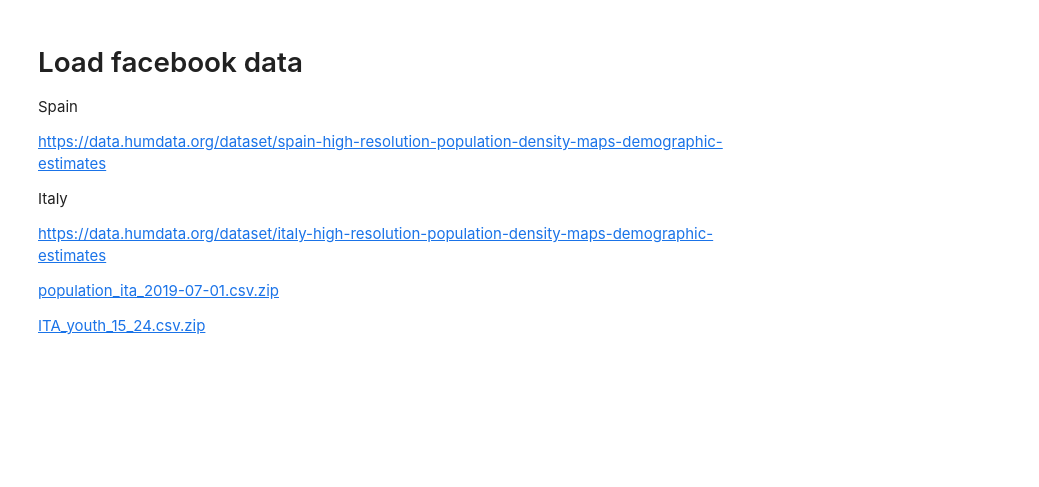
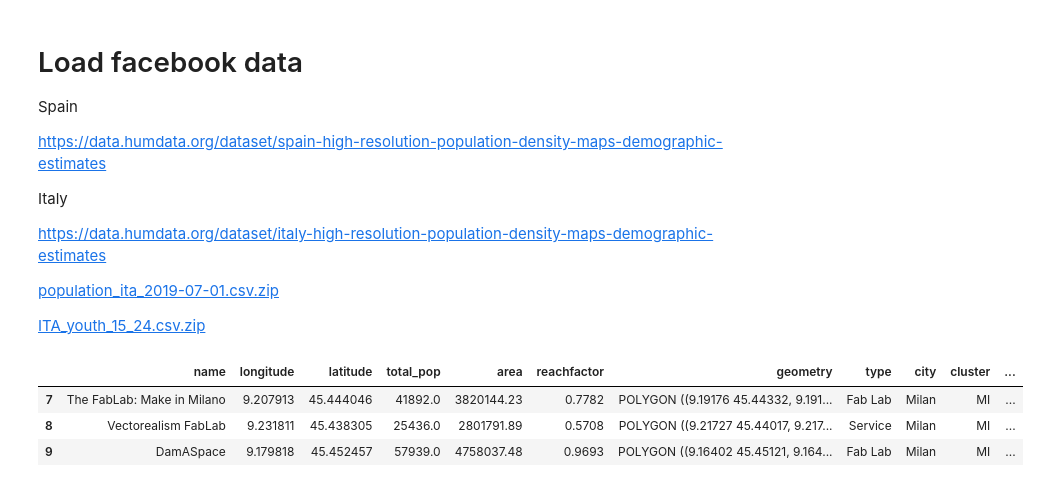
Before and after one commit to openp2pdesign/labs_access_analysis, a Jupyter notebook: 04_Enrichdata_facebook.ipynb, the cells around one changed output. Saved outputs shown, nothing was run; the diff lists cells and outputs as text; code cells hidden in the pictures; blank space fills up the shorter version.

```diff
--- a/04_Enrichdata_facebook.ipynb
+++ b/04_Enrichdata_facebook.ipynb
@@ -161,5 +152,10 @@ url_ita_population = "https://data.humdata.org/dataset/0eb77b21-06be-42c8-9245-2
 url_ita_men = "https://data.humdata.org/dataset/0eb77b21-06be-42c8-9245-2edaff79952f/resource/03d5be33-57b8-4c02-879e-0b458dbdd554/download/ita_men_2019-08-03.csv.zip"
 url_ita_women = "https://data.humdata.org/dataset/0eb77b21-06be-42c8-9245-2edaff79952f/resource/b761d291-4ad5-47cb-a1eb-6962065918d3/download/ita_women_2019-08-03.csv.zip"
 # %%
-ita_population.head(3)
+labs_ita.head(3)
+# %% [output]
+|  | name | longitude | latitude | total_pop | area | reachfactor | geometry | type | city | cluster | ... |
+| 7 | The FabLab: Make in Milano | 9.207913 | 45.444046 | 41892.0 | 3820144.23 | 0.7782 | POLYGON ((9.19176 45.44332, 9.191... | Fab Lab | Milan | MI | ... |
+| 8 | Vectorealism FabLab | 9.231811 | 45.438305 | 25436.0 | 2801791.89 | 0.5708 | POLYGON ((9.21727 45.44017, 9.217... | Service | Milan | MI | ... |
+| 9 | DamASpace | 9.179818 | 45.452457 | 57939.0 | 4758037.48 | 0.9693 | POLYGON ((9.16402 45.45121, 9.164... | Fab Lab | Milan | MI | ... |
 # %%
```
Also changed, not shown: parts of 19 cells of this notebook.
